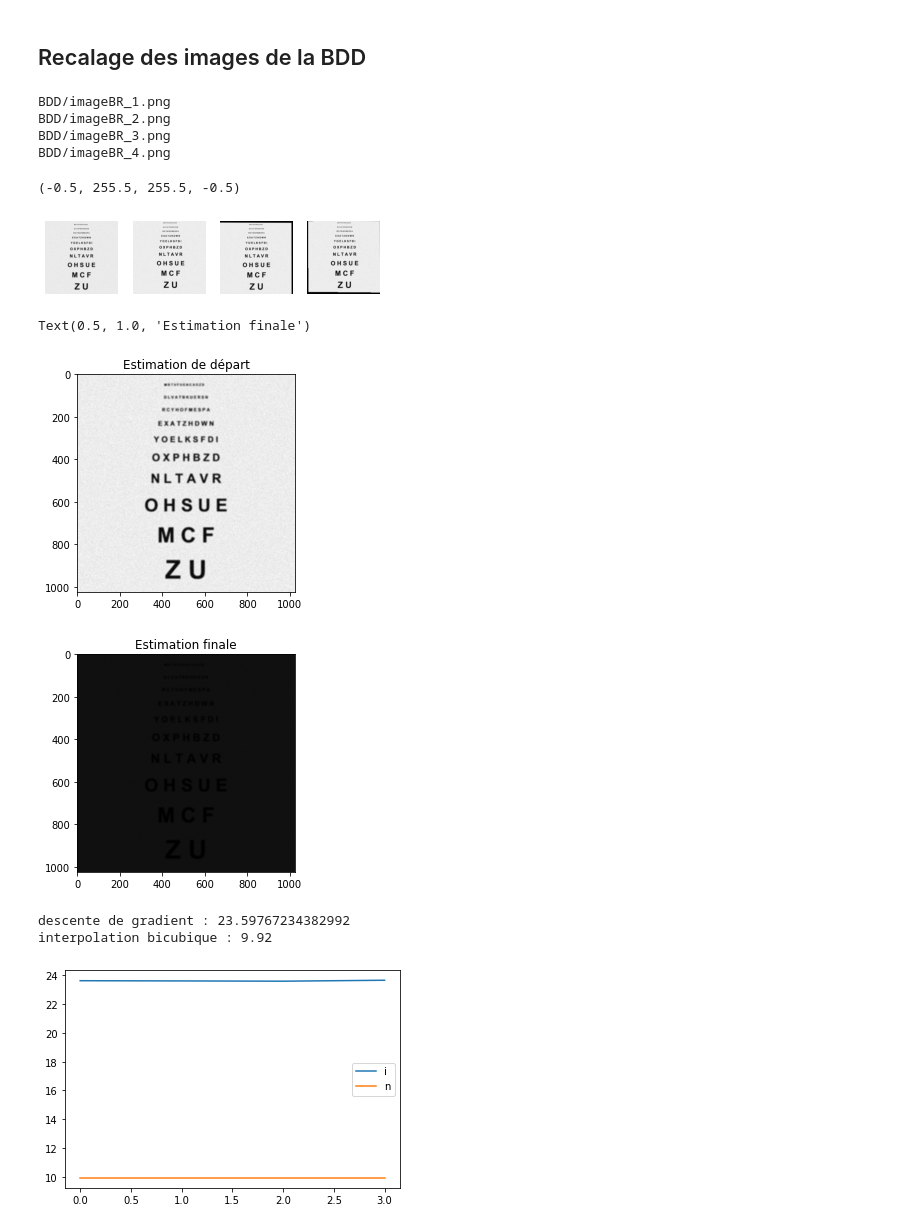
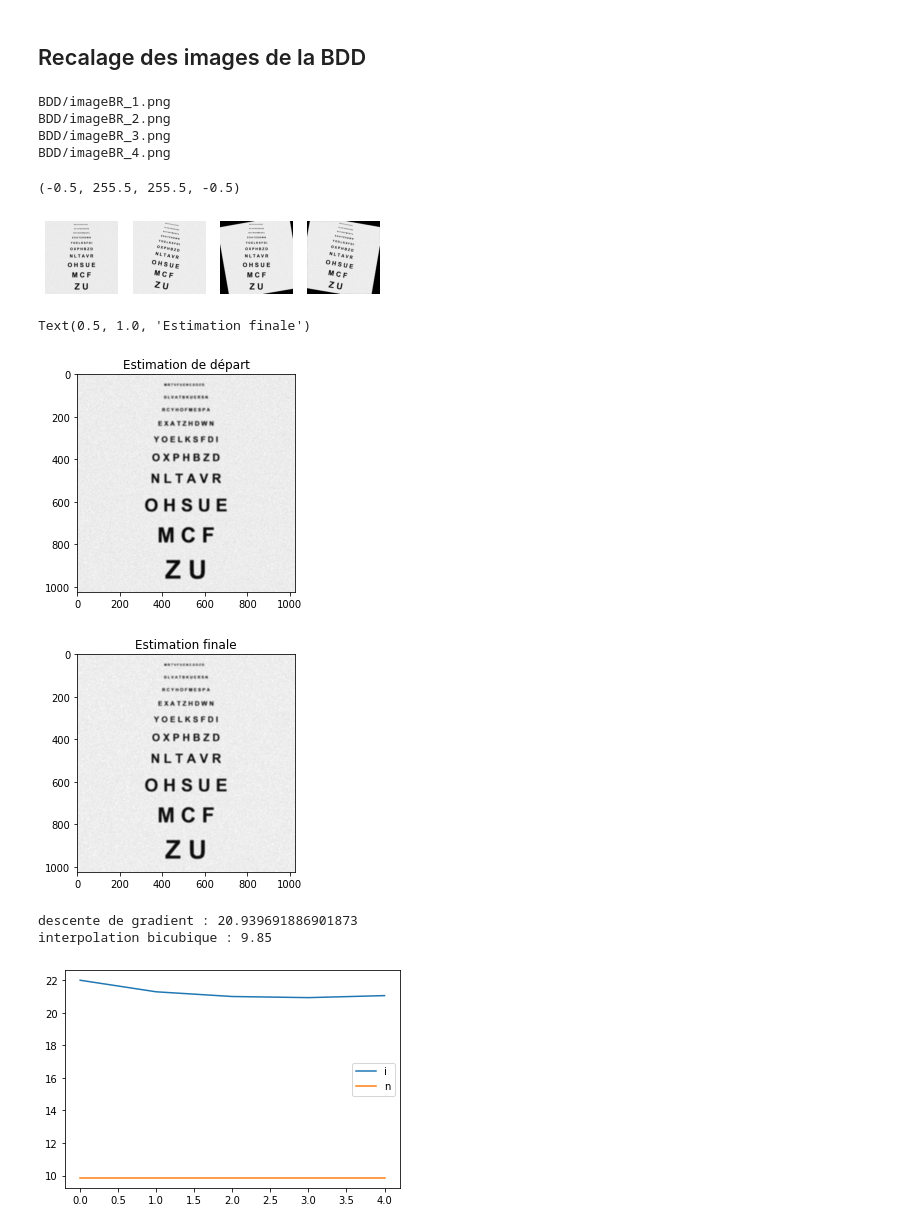
Before and after one commit to zoeducourau/Projet_fin_majeure, a Jupyter notebook: main script.ipynb, the cells around one changed output. Saved outputs shown, nothing was run; the diff lists cells and outputs as text; code cells hidden in the pictures.

```diff
--- a/main script.ipynb
+++ b/main script.ipynb
@@ -60,7 +60,7 @@ for i in range (0,N):
 
     if i == 0:
         img_blurred = cv2.filter2D(src=IMAGE_nb, ddepth=-1, kernel=noyau) # Floutage
-        img_downsampled = cv2.pyrDown(cv2.pyrDown(img_blurred)) # Sous-échantillonnage /4
+        img_downsampled = decimation(img_blurred, 4) # Sous-échantillonnage /4
 
         # Ajout d'un bruit gaussien
         gauss = np.random.normal(0,5,img_downsampled.shape)
@@ -70,7 +70,7 @@ for i in range (0,N):
         plt.imsave("BDD/imageBR_0.png",img_noisy,cmap='gray')
 
     else:
-        t_max = 100
+        t_max = 50
         angle=np.random.randint(-10,10)
         rotation = cv2.getRotationMatrix2D((W/2,H/2), angle, 1) # Matrice de rotation
         translation =[np.random.uniform(-t_max,t_max), np.random.uniform(-t_max,t_max)]
@@ -166,13 +161,13 @@ BDD/imageBR_2.png
 BDD/imageBR_3.png
 BDD/imageBR_4.png
 (-0.5, 255.5, 255.5, -0.5)
-[figure, old version]
+[figure, new version]
 # %%
 # paramètres
 beta = 1
-l = 0.1
+l = 0.006
 alpha = 0.6
-P = 2
+P = 1
 
 observations = []
 for k in range(N):
@@ -184,6 +179,7 @@ width_LR = int(observations[0].shape[1])
 height_LR = int(observations[0].shape[0])
 dim_HR = (4*width_LR, 4*height_LR)
 estim_0 = cv2.resize(observations[0], dim_HR, interpolation = cv2.INTER_CUBIC)
+#estim_0 = interpolation(observations[0], 4)
 estim = estim_0
 plt.figure()
 plt.imshow(estim, cmap="gray")
@@ -196,7 +192,7 @@ while CA == False:
 
     # gradient
     gradient = np.zeros(dim_HR)
-    for k in range(1, N_registration):
+    for k in range(1, N_registration+1):
         # appliquer la transfo (rotation + translation) à l'estimation
         transfo = list_M[k-1][0:2]
         estim_recal = cv2.warpAffine(estim, transfo, dim_HR, flags=cv2.WARP_INVERSE_MAP, borderMode=cv2.BORDER_REPLICATE) # Rotation + translation
@@ -220,13 +216,14 @@ while CA == False:
     # pas de régularisation
     regul = 0
 
+    """
     # régularisation Tikhonov
     kernel_laplacien = 1/8*np.array([[1, 1, 1], [1, -8, 1], [1, 1, 1]])
     r = cv2.filter2D(src=estim, ddepth=-1, kernel=kernel_laplacien)
     regul = (r**2)
+    """
 
 
-    """
     # régularisation shift & add
     regul = np.zeros(dim_HR)
     for l in range(-P, P+1):
@@ -245,37 +242,37 @@ while CA == False:
                 Sxy_inv = np.float32([[1, 0, -m], [0, 1, -l]])
                 img_translation_2 = cv2.warpAffine(sign, Sxy_inv, dim_HR, borderMode=cv2.BORDER_REPLICATE)
                 # soustraire au résultat intermédiaire
 
                 diff = (np.identity(dim_HR[0]) - img_translation_2) * sign
                 # multiplier par alpha ^{|m|+|l|}
                 r_lm = (alpha ** (abs(m)+abs(l)))*diff
                 # sommation
                 regul += r_lm
-    """
+
 
 
     step = gradient + l*regul
     new_estim = np.abs(estim - beta*step)
     estim = new_estim
     erreur.append(np.mean(np.sqrt((IMAGE_nb - new_estim)**2)))
 
     n_iter += 1
     if len(erreur) > 2:
         if erreur[-2] < erreur[-1]:
             CA = True
-        if abs(erreur[-2] - erreur[-1]) < 0.005:
+        if abs(erreur[-2] - erreur[-1]) < 0.001:
             CA = True
-    if n_iter > 100:
+    if n_iter > 15:
         CA = True
 
 
 plt.figure()
 plt.imshow(new_estim, cmap='gray')
 plt.title("Estimation finale")
 # %% [output]
 Text(0.5, 1.0, 'Estimation finale')
 [figure]
-[figure, old version]
+[figure, new version]
 # %%
 plt.figure()
 plt.plot(range(len(erreur)), erreur, range(len(erreur)), np.ones(len(erreur))*np.mean(np.sqrt((IMAGE_nb - estim_0)**2)))
@@ -285,6 +282,6 @@ plt.legend("interpolation bicubique")
 print("descente de gradient : " + str(min(erreur)))
 print("interpolation bicubique : " + str(np.mean(np.sqrt((IMAGE_nb - estim_0)**2))))
 # %% [output]
-descente de gradient : 23.59767234382992
-interpolation bicubique : 9.92
+descente de gradient : 20.939691886901873
+interpolation bicubique : 9.85
-[figure, old version]
+[figure, new version]
```
Also changed, not shown: parts of 3 cells of this notebook, 1 other file.
